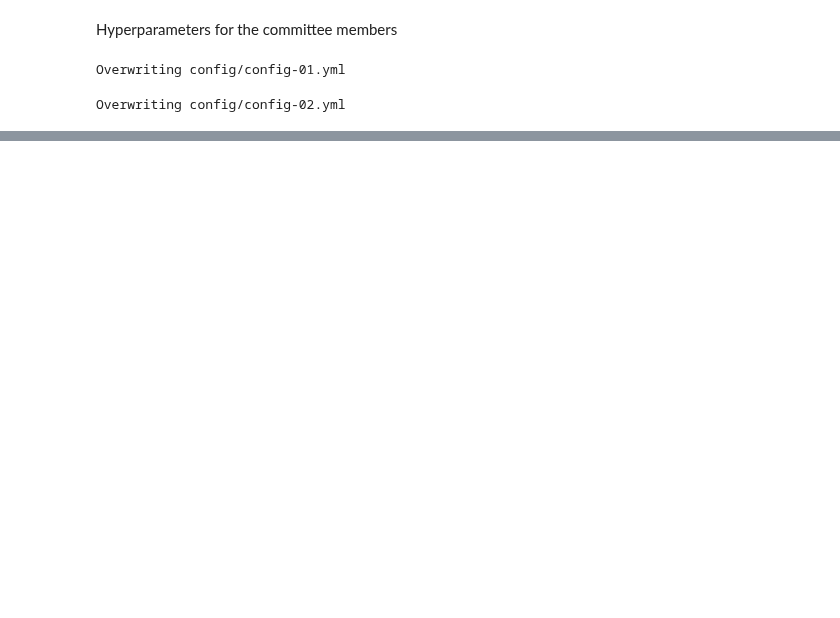
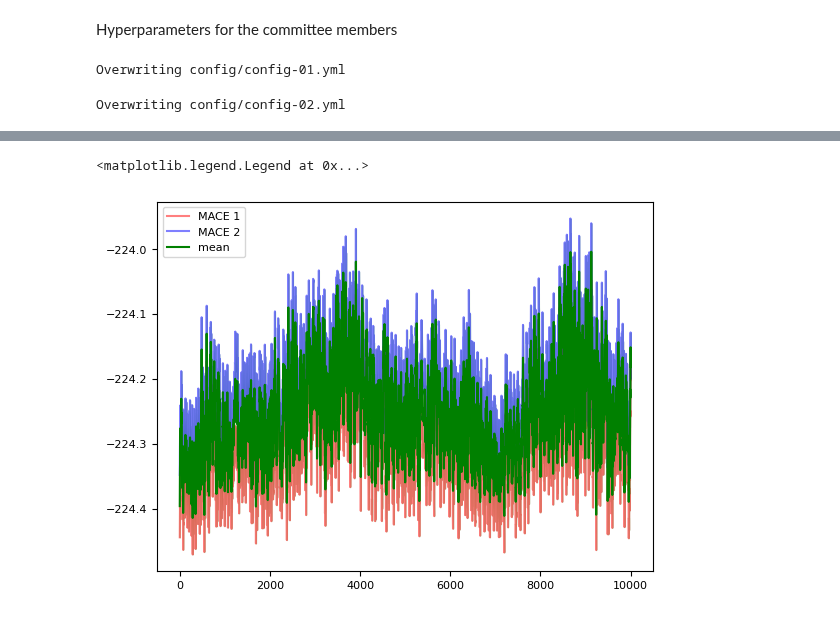
Before and after one commit to sabia-group/AL-tutorial, a Jupyter notebook: notebooks/tutorial.ipynb, the cells around one changed output, grey strips where cells are left out. Cells and saved outputs as stored; diff of their text form; code cells hidden in the pictures; blank space fills up the shorter version.

```diff
--- a/notebooks/tutorial.ipynb
+++ b/notebooks/tutorial.ipynb
@@ -109,0 +173,9 @@ train_mace("config/config-01.yml")
+# %%
+plt.plot(E1, label='MACE 1',color='red',alpha=0.5)
+plt.plot(E2, label='MACE 2',color='blue',alpha=0.5)
+plt.plot(mean, label='mean',color='green')
+# plt.fill_between(range(len(mean)), mean-std, mean+std, color='green', alpha=0.2)
+plt.legend()
+# %% [output]
+<matplotlib.legend.Legend at 0x...>
+[figure, added]
```
Also changed, not shown: parts of 20 cells of this notebook.
